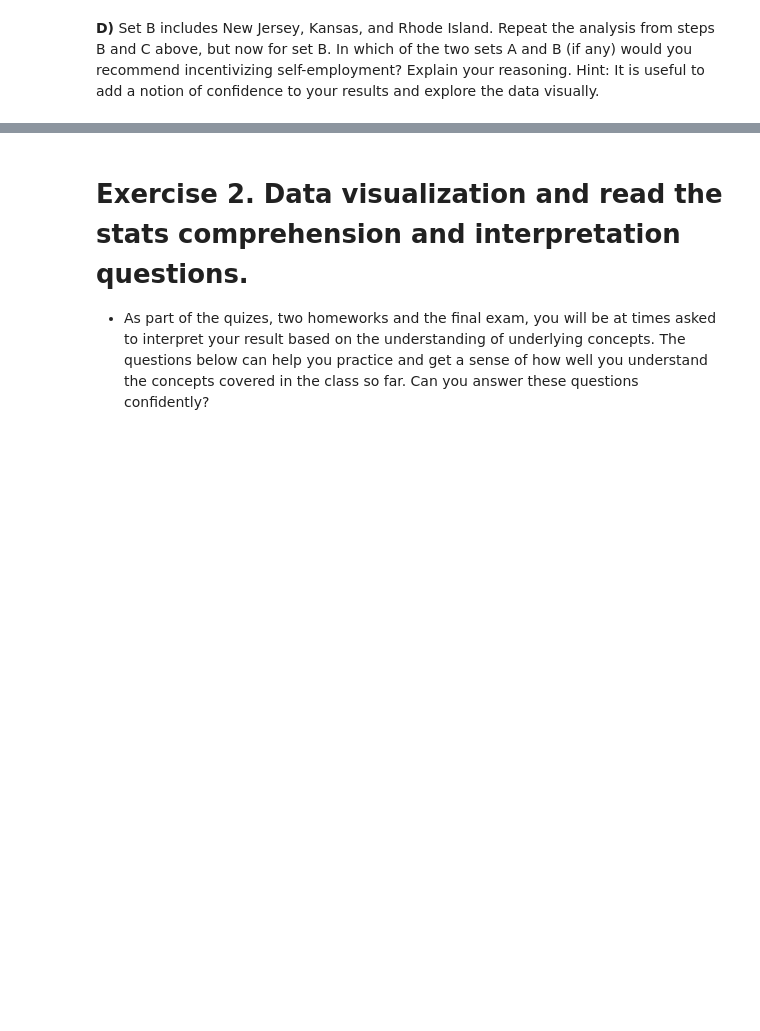
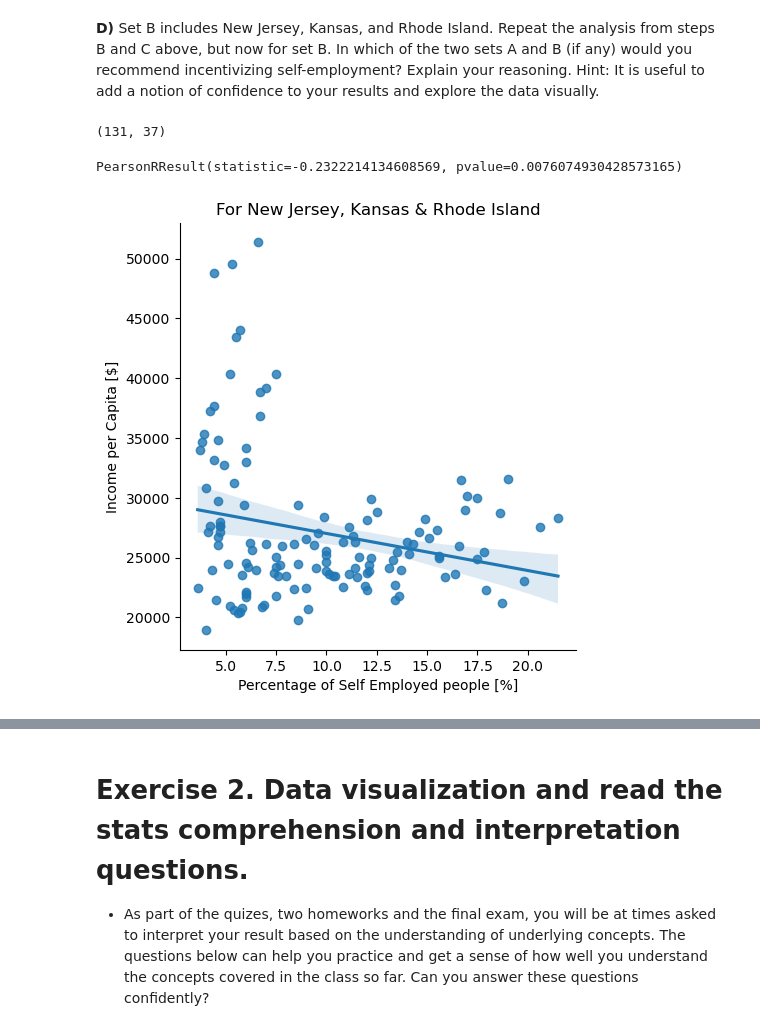
Before and after one commit to epfl-ada/2024, a Jupyter notebook: Exercises/03 - Describing data/Describing_data_exercise.ipynb, the cells around one changed output, grey strips where cells are left out. Drawn from its saved outputs; the diff is of its cells as text; code cells hidden in the pictures; blank space fills up the shorter version.

```diff
--- a/Exercises/03 - Describing data/Describing_data_exercise.ipynb
+++ b/Exercises/03 - Describing data/Describing_data_exercise.ipynb
@@ -185,0 +286,17 @@ Since it is unethical and impossible in this setting to run a controlled experim
+# %%
+setB = df.query("State == 'New Jersey' | State == 'Kansas' | State == 'Rhode Island' ")
+print((setB.shape)) # was (3220, 37)
+# %% [output]
+(131, 37)
+# %%
+stats.pearsonr(setB['SelfEmployed'], setB['IncomePerCap'])
+# %% [output]
+PearsonRResult(statistic=-0.2322214134608569, pvalue=0.0076074930428573165)
+# %%
+sn.lmplot(x='SelfEmployed',y='IncomePerCap', data=setB)
+plt.title('For New Jersey, Kansas & Rhode Island')
+plt.xlabel("Percentage of Self Employed people [%]")
+plt.ylabel("Income per Capita [$]")
+plt.show()
+# %% [output]
+[figure, added]
```
Also changed, not shown: parts of 36 cells of this notebook, 3 other files.
